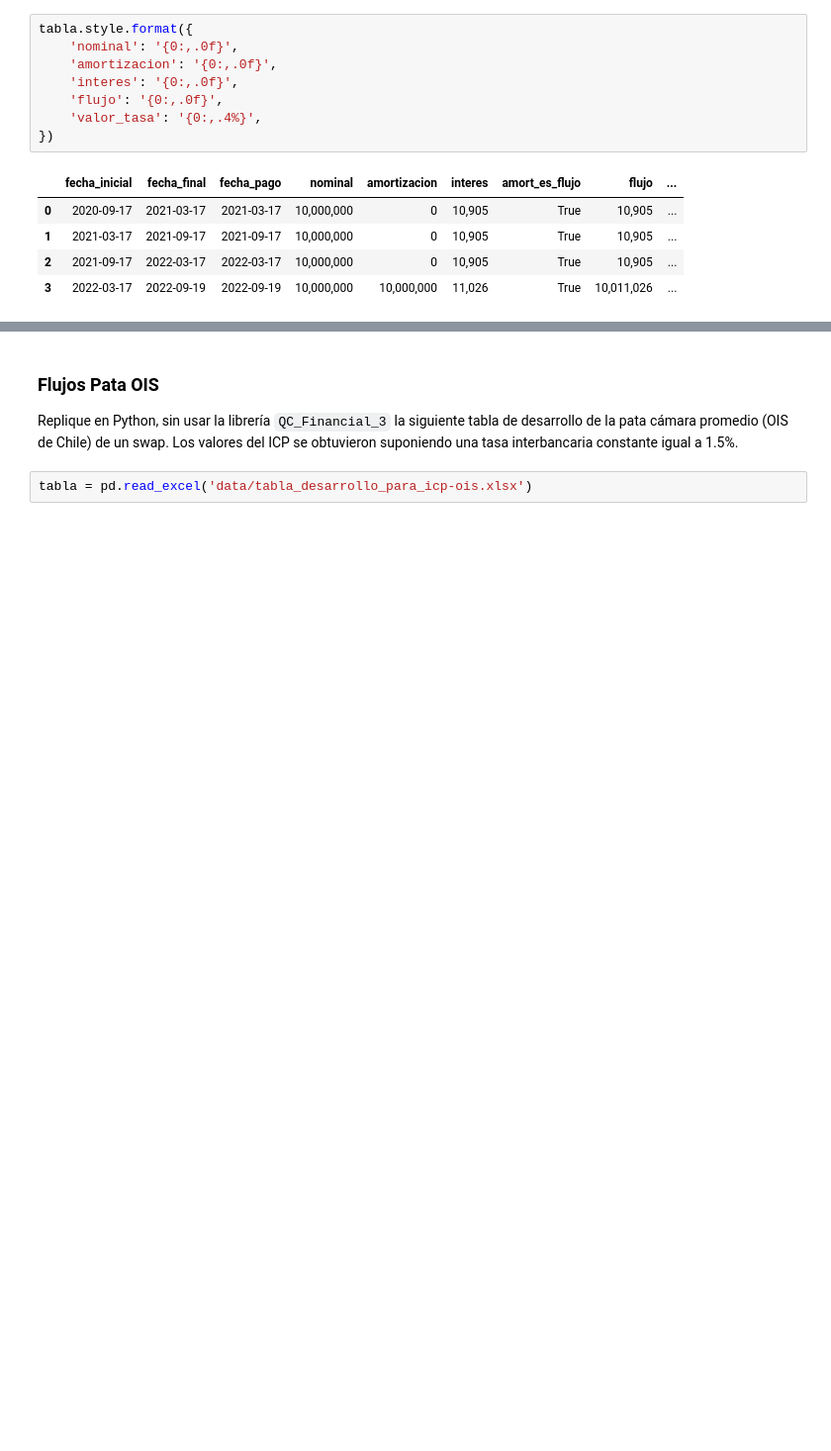
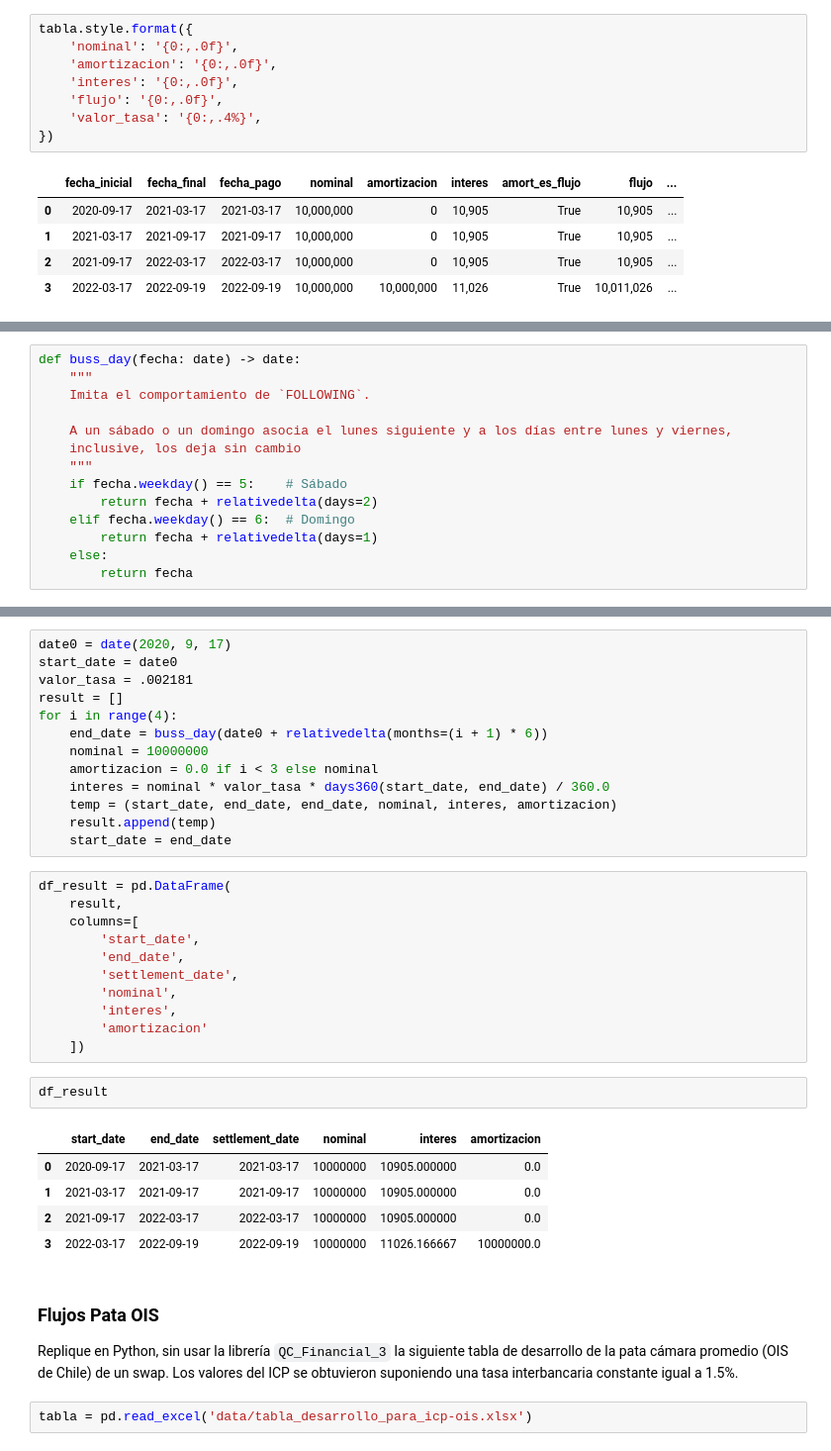
Before and after one commit to efaa-cl/mif-2021, a Jupyter notebook: 21_guia.ipynb, the cells around one changed output, grey strips where cells are left out. Shown at 99% size. Cells and saved outputs as stored; diff of their text form; blank space fills up the shorter version.

```diff
--- a/21_guia.ipynb
+++ b/21_guia.ipynb
@@ -38,0 +56,14 @@ tabla.style.format({
+# %%
+def buss_day(fecha: date) -> date:
+    """
+    Imita el comportamiento de `FOLLOWING`.
+
+    A un sábado o un domingo asocia el lunes siguiente y a los días entre lunes y viernes,
+    inclusive, los deja sin cambio
+    """
+    if fecha.weekday() == 5:    # Sábado
+        return fecha + relativedelta(days=2)
+    elif fecha.weekday() == 6:  # Domingo
+        return fecha + relativedelta(days=1)
+    else:
+        return fecha
@@ -39,3 +133,35 @@ tabla.style.format({
+# %%
+date0 = date(2020, 9, 17)
+start_date = date0
+valor_tasa = .002181
+result = []
+for i in range(4):
+    end_date = buss_day(date0 + relativedelta(months=(i + 1) * 6))
+    nominal = 10000000
+    amortizacion = 0.0 if i < 3 else nominal
+    interes = nominal * valor_tasa * days360(start_date, end_date) / 360.0
+    temp = (start_date, end_date, end_date, nominal, interes, amortizacion)
+    result.append(temp)
+    start_date = end_date
+# %%
+df_result = pd.DataFrame(
+    result,
+    columns=[
+        'start_date',
+        'end_date',
+        'settlement_date',
+        'nominal',
+        'interes',
+        'amortizacion'
+    ])
+# %%
+df_result
+# %% [output]
+|  | start_date | end_date | settlement_date | nominal | interes | amortizacion |
+| 0 | 2020-09-17 | 2021-03-17 | 2021-03-17 | 10000000 | 10905.000000 | 0.0 |
+| 1 | 2021-03-17 | 2021-09-17 | 2021-09-17 | 10000000 | 10905.000000 | 0.0 |
+| 2 | 2021-09-17 | 2022-03-17 | 2022-03-17 | 10000000 | 10905.000000 | 0.0 |
+| 3 | 2022-03-17 | 2022-09-19 | 2022-09-19 | 10000000 | 11026.166667 | 10000000.0 |
 # %% [markdown]
 ### Flujos Pata OIS
 
```
Also changed, not shown: parts of 16 cells of this notebook, 2 other files.
